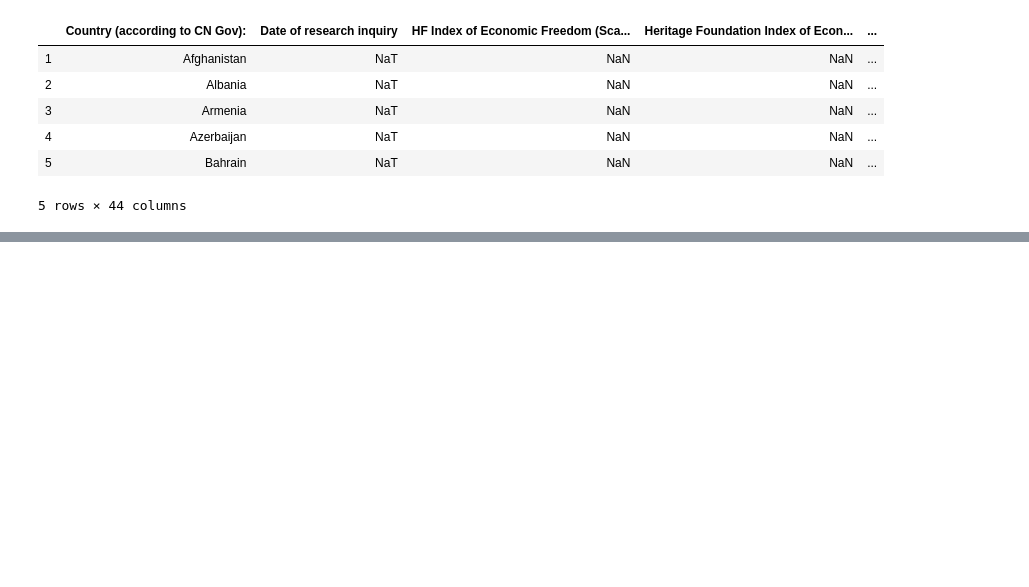
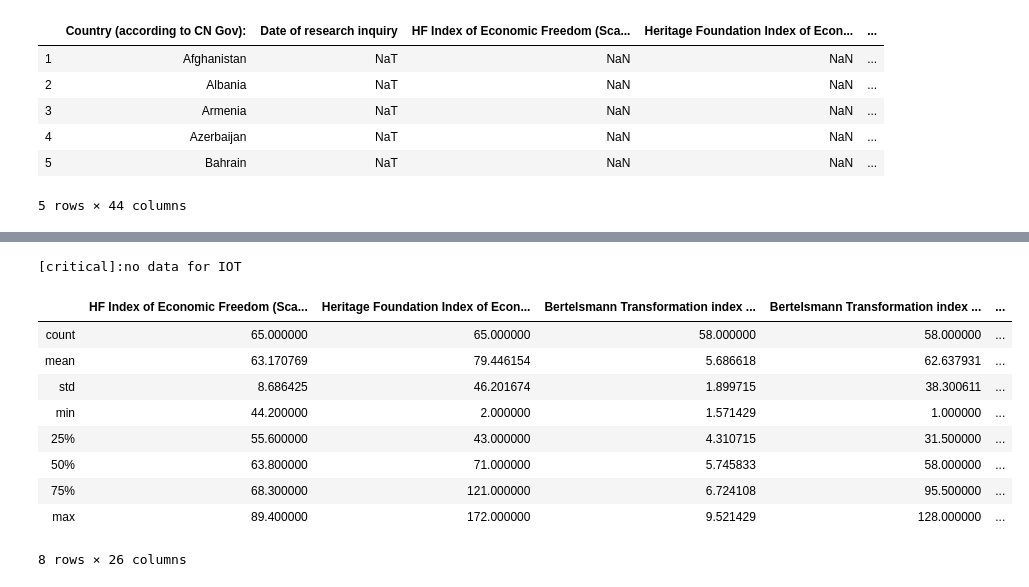
Before and after one commit to fpfaende/2019-US01-Data-Science, a Jupyter notebook: session4.ipynb, the cells around one changed output, grey strips where cells are left out. Drawn from its saved outputs; the diff is of its cells as text; code cells hidden in the pictures; blank space fills up the shorter version.

```diff
--- a/session4.ipynb
+++ b/session4.ipynb
@@ -24,0 +57,4 @@ Index(['country', 'country_code', 'year', 'region', 'rank_stat_ind',
+# %%
+cpi_df = pd.read_excel('data-CPI-2018.xlsx', header=2)
+cpi_df.head()
+cpi_df.columns
@@ -24,0 +75,54 @@ Index(['country', 'country_code', 'year', 'region', 'rank_stat_ind',
+# %%
+for index, isocode in df.isocode.iteritems():
+    try:
+        ind = cpi_df[cpi_df['ISO3']==isocode]['CPI Score 2018']
+        rank = cpi_df[cpi_df['ISO3']==isocode]['Rank ']
+        df.at[index,'TI Corruption Perception Index'] = ind
+        df.at[index,'TI Corruption Perception Index - Ranking'] = rank
+    except ValueError:
+        print('[critical]:no data for',isocode)
+        continue
+# %% [output]
+[critical]:no data for IOT
+# %%
+heritage_df = pd.read_excel('data-heritage-2019.xls')
+# %%
+for index, name in df['Country (according to CN Gov):'].iteritems():
+    cleaned_name = name.split('(')[0].strip()
+    if cleaned_name == 'Thailiand':
+        cleaned_name = 'Thailand'
+    elif cleaned_name == 'The United Arab Emirates':
+        cleaned_name = 'United Arab Emirates'
+    elif cleaned_name == 'Brunei':
+        cleaned_name = 'Brunei Darussalam'
+    elif cleaned_name == 'Myanmar':
+        cleaned_name = 'Burma'
+    elif cleaned_name == 'East Timor':
+        cleaned_name = 'Timor-Leste'
+    elif cleaned_name == 'Kyrgyzstan':
+        cleaned_name = 'Kyrgyz Republic'
+    elif cleaned_name == 'United States of America':
+        cleaned_name = 'United States'
+
+
+    try:
+        ind = heritage_df[heritage_df['Country Name']==cleaned_name]['2019 Score']
+        rank = heritage_df[heritage_df['Country Name']==cleaned_name]['World Rank']
+        df.at[index,'HF Index of Economic Freedom (Scale: 1-100)'] = ind
+        df.at[index,'Heritage Foundation Index of Economic Freedom (Global Ranking)'] = rank
+    except ValueError:
+        print('[critical]:no data for',cleaned_name)
+        continue
+# %%
+df.describe()
+# %% [output]
+|  | HF Index of Economic Freedom (Sca... | Heritage Foundation Index of Econ... | Bertelsmann Transformation index ... | Bertelsmann Transformation index ... | ... |
+| count | 65.000000 | 65.000000 | 58.000000 | 58.000000 | ... |
+| mean | 63.170769 | 79.446154 | 5.686618 | 62.637931 | ... |
+| std | 8.686425 | 46.201674 | 1.899715 | 38.300611 | ... |
+| min | 44.200000 | 2.000000 | 1.571429 | 1.000000 | ... |
+| 25% | 55.600000 | 43.000000 | 4.310715 | 31.500000 | ... |
+| 50% | 63.800000 | 71.000000 | 5.745833 | 58.000000 | ... |
+| 75% | 68.300000 | 121.000000 | 6.724108 | 95.500000 | ... |
+| max | 89.400000 | 172.000000 | 9.521429 | 128.000000 | ... |
+8 rows × 26 columns
```
Also changed, not shown: parts of 3 cells of this notebook.
